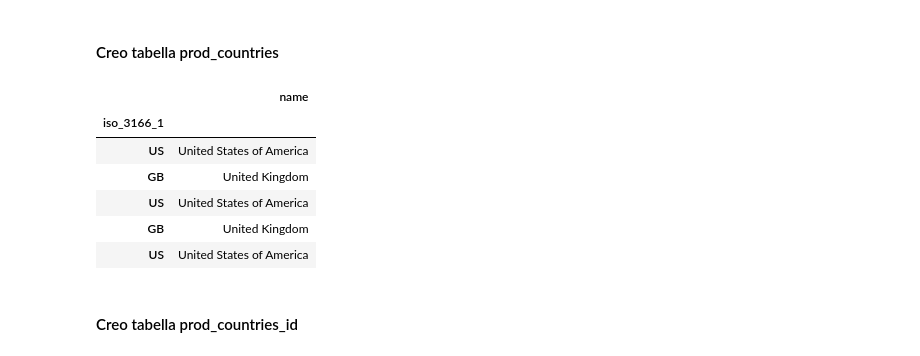
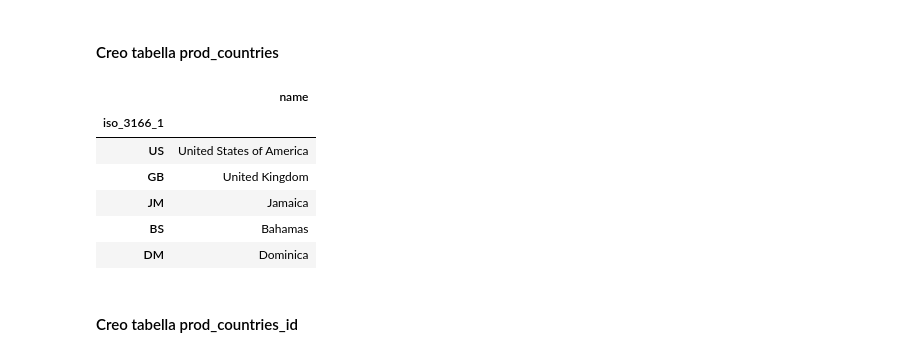
Before and after one commit to silviasantamaria/computerscience, a Jupyter notebook: Project+.ipynb, the cells around one changed output. Cells and saved outputs as stored; diff of their text form; code cells hidden in the pictures.

```diff
--- a/Project+.ipynb
+++ b/Project+.ipynb
@@ -155,18 +163,19 @@ prod_companies_id.head()
 # %%
 prod_countries=pd.DataFrame()
 for film in list(range(0,len(movies['production_countries']))):
     tabjson=pd.read_json(movies['production_countries'][film])
     prod_countries=pd.concat([prod_countries, tabjson])
 prod_countries = prod_countries.set_index(['iso_3166_1'])
+prod_countries = prod_countries.drop_duplicates()
 prod_countries.head()
 # %% [output]
 |  | name |
 | iso_3166_1 |  |
 | US | United States of America |
 | GB | United Kingdom |
-| US | United States of America |
-| GB | United Kingdom |
-| US | United States of America |
+| JM | Jamaica |
+| BS | Bahamas |
+| DM | Dominica |
 # %% [markdown]
 #### Creo tabella prod_countries_id
 # %%
```
Also changed, not shown: parts of 5 cells of this notebook.
